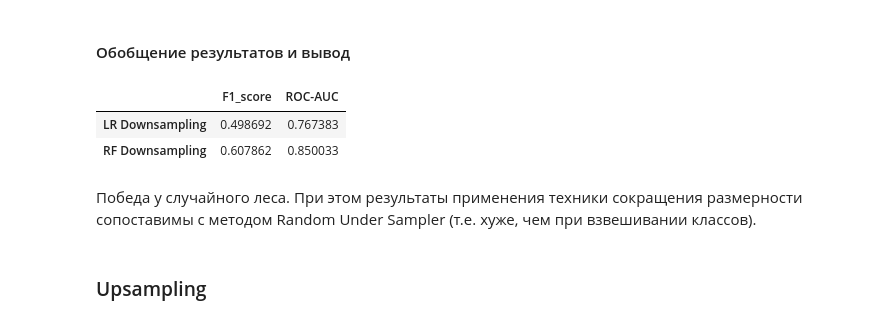
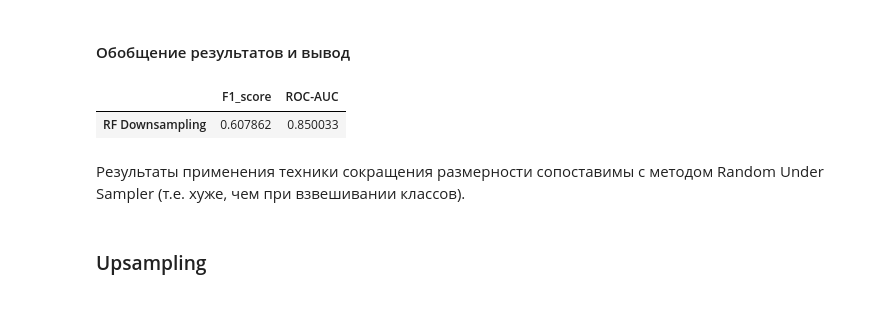
Before and after one commit to DyagelAV/YandexPracticum_projects, a Jupyter notebook: outflow_clients.ipynb, the cells around one changed output. Cells and saved outputs as stored; diff of their text form; code cells hidden in the pictures.

```diff
--- a/outflow_clients.ipynb
+++ b/outflow_clients.ipynb
@@ -889,21 +786,20 @@ ROC-AUC для модели случайного леса на валидаци
 # %% [markdown]
 #### Обобщение результатов и вывод
 # %%
-result_f1 = [ds_lr_f1, ds_rf_f1]
-result_roc_auc = [ds_lr_auc_roc, ds_rf_auc_roc]
+result_f1 = [ds_rf_f1]
+result_roc_auc = [ds_rf_auc_roc]
 
-index_list = ['LR Downsampling', 'RF Downsampling']
+index_list = ['RF Downsampling']
 columns_name  = ['F1_score', 'ROC-AUC']
 result_ds_model = pd.DataFrame(list(zip(result_f1, result_roc_auc)),
                                  index=index_list,
                                  columns=columns_name)
 result_ds_model
 # %% [output]
 |  | F1_score | ROC-AUC |
-| LR Downsampling | 0.498692 | 0.767383 |
 | RF Downsampling | 0.607862 | 0.850033 |
 # %% [markdown]
-Победа у случайного леса. При этом результаты применения техники сокращения размерности сопоставимы с методом Random Under Sampler (т.е. хуже, чем при взвешивании классов).
+Результаты применения техники сокращения размерности сопоставимы с методом Random Under Sampler (т.е. хуже, чем при взвешивании классов).
 # %% [markdown]
 ### Upsampling
 # %% [markdown]
```
Also changed, not shown: parts of 30 cells of this notebook, 1 other file.
